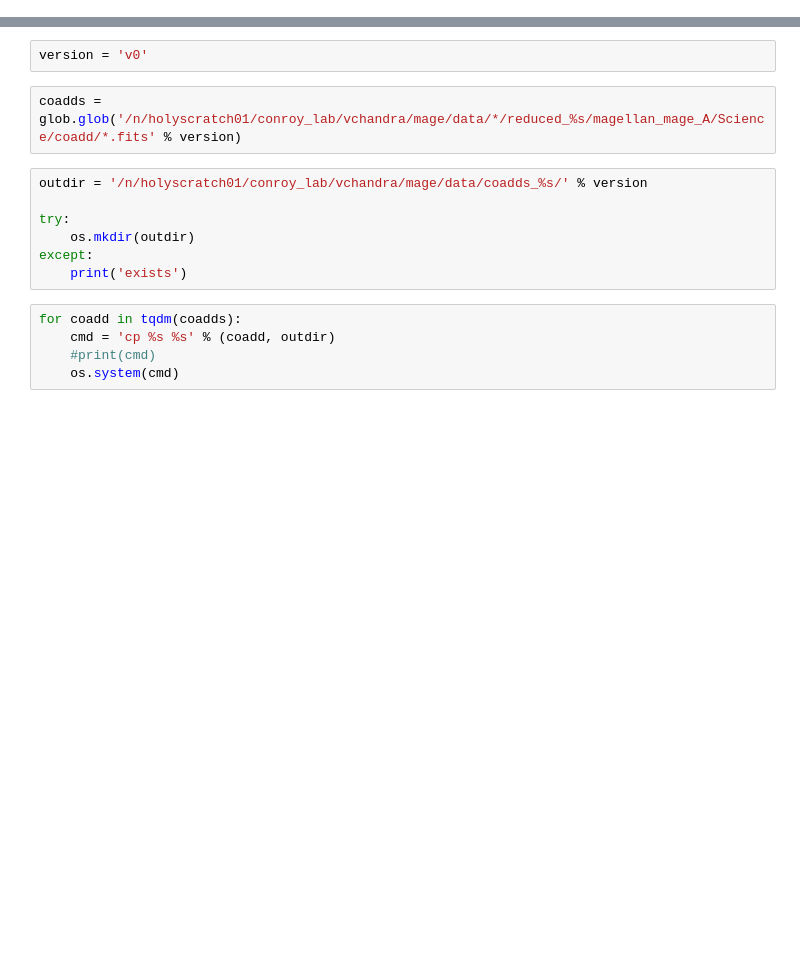
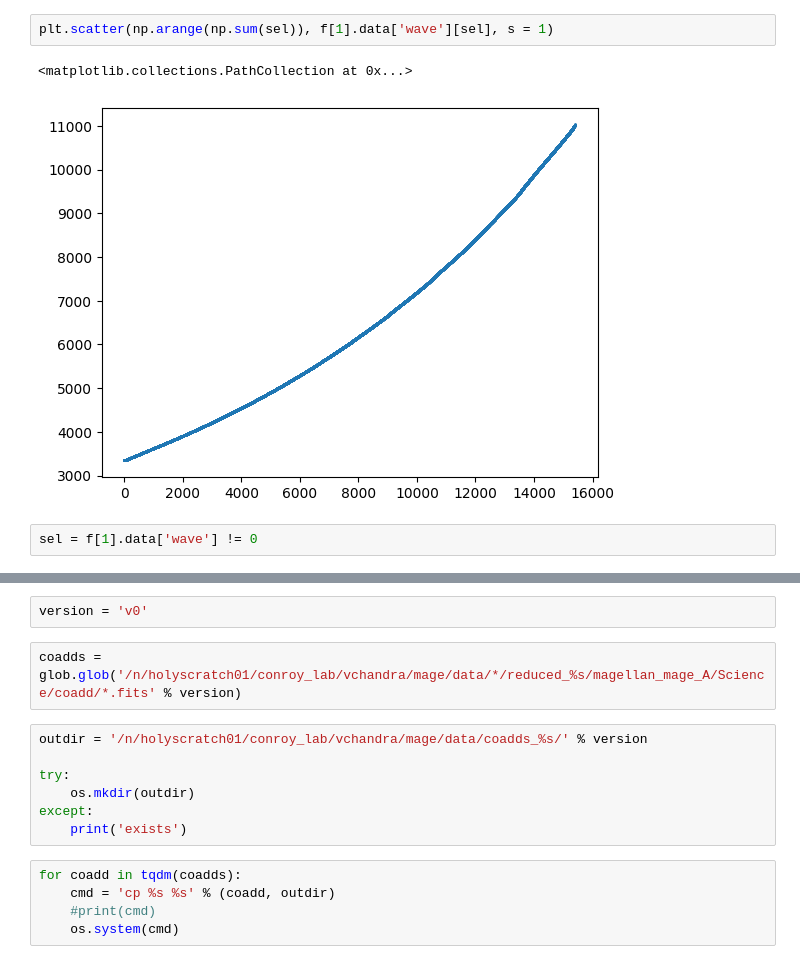
Before and after one commit to vedantchandra/merlin, a Jupyter notebook: pipeline/nb/99_collate_coadds.ipynb, the cells around one changed output, grey strips where cells are left out. Cells and saved outputs as stored; diff of their text form; blank space fills up the shorter version.

```diff
--- a/pipeline/nb/99_collate_coadds.ipynb
+++ b/pipeline/nb/99_collate_coadds.ipynb
@@ -9,0 +17,7 @@ import glob
+# %%
+plt.scatter(np.arange(np.sum(sel)), f[1].data['wave'][sel], s = 1)
+# %% [output]
+<matplotlib.collections.PathCollection at 0x...>
+[figure, added]
+# %%
+sel = f[1].data['wave'] != 0
```
Also changed, not shown: parts of 4 cells of this notebook, 2 other files.
